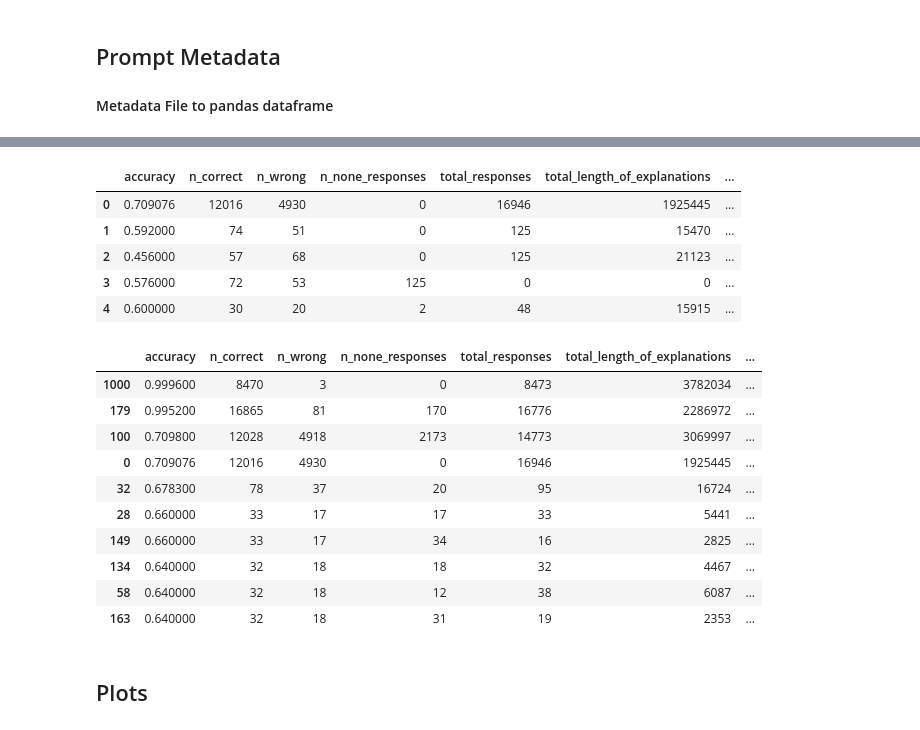
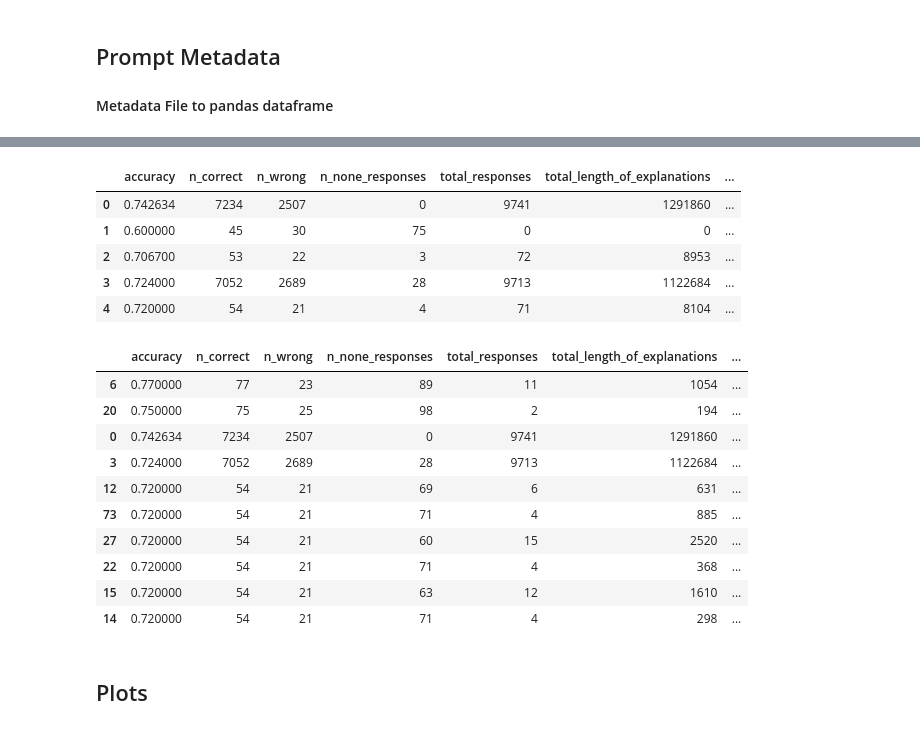
Before and after one commit to lukasvoege/ZeroShot-step-by-step-distillation, a Jupyter notebook: analytics.ipynb, the cells around one changed output, grey strips where cells are left out. Drawn from its saved outputs; the diff is of its cells as text; code cells hidden in the pictures.

```diff
--- a/analytics.ipynb
+++ b/analytics.ipynb
@@ -47,7 +47,7 @@ def get_meta_df(dataset: str) -> pd.DataFrame:
              "avg_nr_of_sentences": rationale_eval[3] / rationale_eval[1],
              "avg_nr_of_words": rationale_eval[4] / rationale_eval[1],
              "n_parse_errors": 0,
-             "avg_cost_per_query": 0.0033 if dataset == "anli1" else 0.0033,
+             "avg_cost_per_query": 0.0033 if dataset == "anli1" else 0.00183,
              }
 
     # insert PALM evaluation into metadata dataframe with index 0
@@ -68,29 +73,29 @@ def get_meta_df(dataset: str) -> pd.DataFrame:
 # %%
-meta_df = get_meta_df("anli1")
+meta_df = get_meta_df("cqa")
 meta_df.head()
 # %% [output]
 |  | accuracy | n_correct | n_wrong | n_none_responses | total_responses | total_length_of_explanations | ... |
-| 0 | 0.709076 | 12016 | 4930 | 0 | 16946 | 1925445 | ... |
-| 1 | 0.592000 | 74 | 51 | 0 | 125 | 15470 | ... |
-| 2 | 0.456000 | 57 | 68 | 0 | 125 | 21123 | ... |
-| 3 | 0.576000 | 72 | 53 | 125 | 0 | 0 | ... |
-| 4 | 0.600000 | 30 | 20 | 2 | 48 | 15915 | ... |
+| 0 | 0.742634 | 7234 | 2507 | 0 | 9741 | 1291860 | ... |
+| 1 | 0.600000 | 45 | 30 | 75 | 0 | 0 | ... |
+| 2 | 0.706700 | 53 | 22 | 3 | 72 | 8953 | ... |
+| 3 | 0.724000 | 7052 | 2689 | 28 | 9713 | 1122684 | ... |
+| 4 | 0.720000 | 54 | 21 | 4 | 71 | 8104 | ... |
 # %%
 # sort meta_df by accuracy
 pd.set_option('display.max_columns', None)
 meta_df.sort_values(by=["accuracy"], ascending=False).head(10)
 # %% [output]
 |  | accuracy | n_correct | n_wrong | n_none_responses | total_responses | total_length_of_explanations | ... |
-| 1000 | 0.999600 | 8470 | 3 | 0 | 8473 | 3782034 | ... |
-| 179 | 0.995200 | 16865 | 81 | 170 | 16776 | 2286972 | ... |
-| 100 | 0.709800 | 12028 | 4918 | 2173 | 14773 | 3069997 | ... |
-| 0 | 0.709076 | 12016 | 4930 | 0 | 16946 | 1925445 | ... |
-| 32 | 0.678300 | 78 | 37 | 20 | 95 | 16724 | ... |
-| 28 | 0.660000 | 33 | 17 | 17 | 33 | 5441 | ... |
-| 149 | 0.660000 | 33 | 17 | 34 | 16 | 2825 | ... |
-| 134 | 0.640000 | 32 | 18 | 18 | 32 | 4467 | ... |
-| 58 | 0.640000 | 32 | 18 | 12 | 38 | 6087 | ... |
-| 163 | 0.640000 | 32 | 18 | 31 | 19 | 2353 | ... |
+| 6 | 0.770000 | 77 | 23 | 89 | 11 | 1054 | ... |
+| 20 | 0.750000 | 75 | 25 | 98 | 2 | 194 | ... |
+| 0 | 0.742634 | 7234 | 2507 | 0 | 9741 | 1291860 | ... |
+| 3 | 0.724000 | 7052 | 2689 | 28 | 9713 | 1122684 | ... |
+| 12 | 0.720000 | 54 | 21 | 69 | 6 | 631 | ... |
+| 73 | 0.720000 | 54 | 21 | 71 | 4 | 885 | ... |
+| 27 | 0.720000 | 54 | 21 | 60 | 15 | 2520 | ... |
+| 22 | 0.720000 | 54 | 21 | 71 | 4 | 368 | ... |
+| 15 | 0.720000 | 54 | 21 | 63 | 12 | 1610 | ... |
+| 14 | 0.720000 | 54 | 21 | 71 | 4 | 298 | ... |
 # %% [markdown]
 ## Plots
 # %%
```
Also changed, not shown: parts of 11 cells of this notebook, 1 other file.
